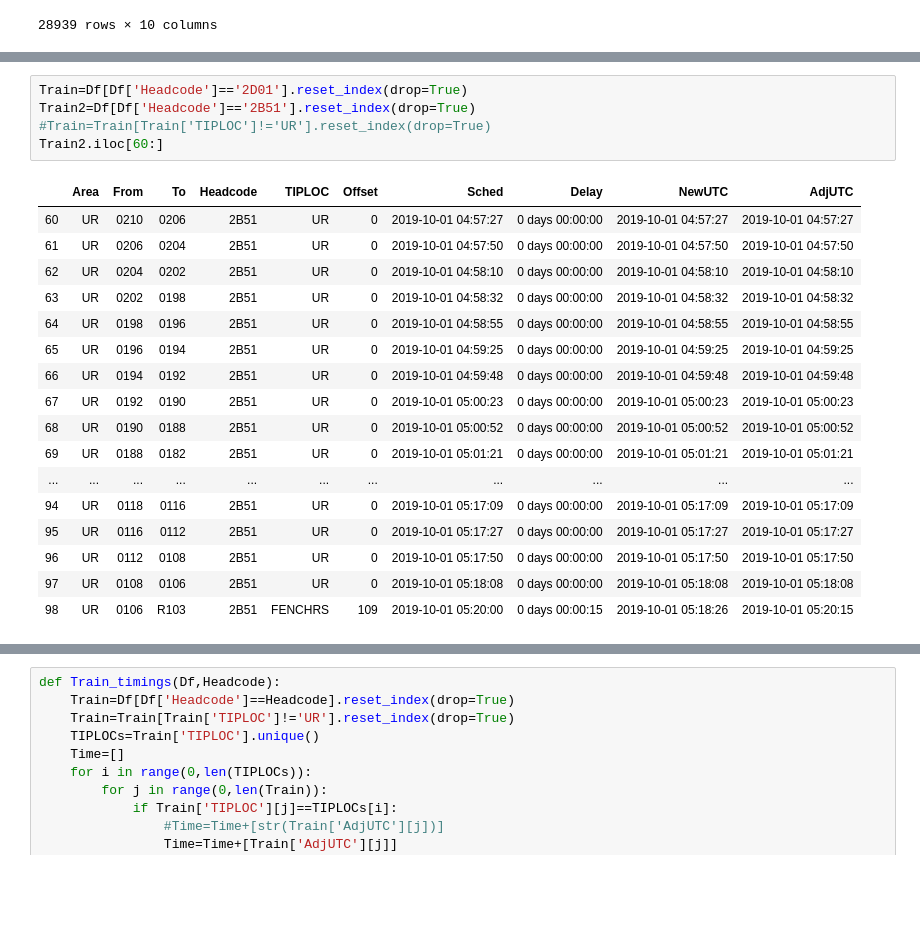
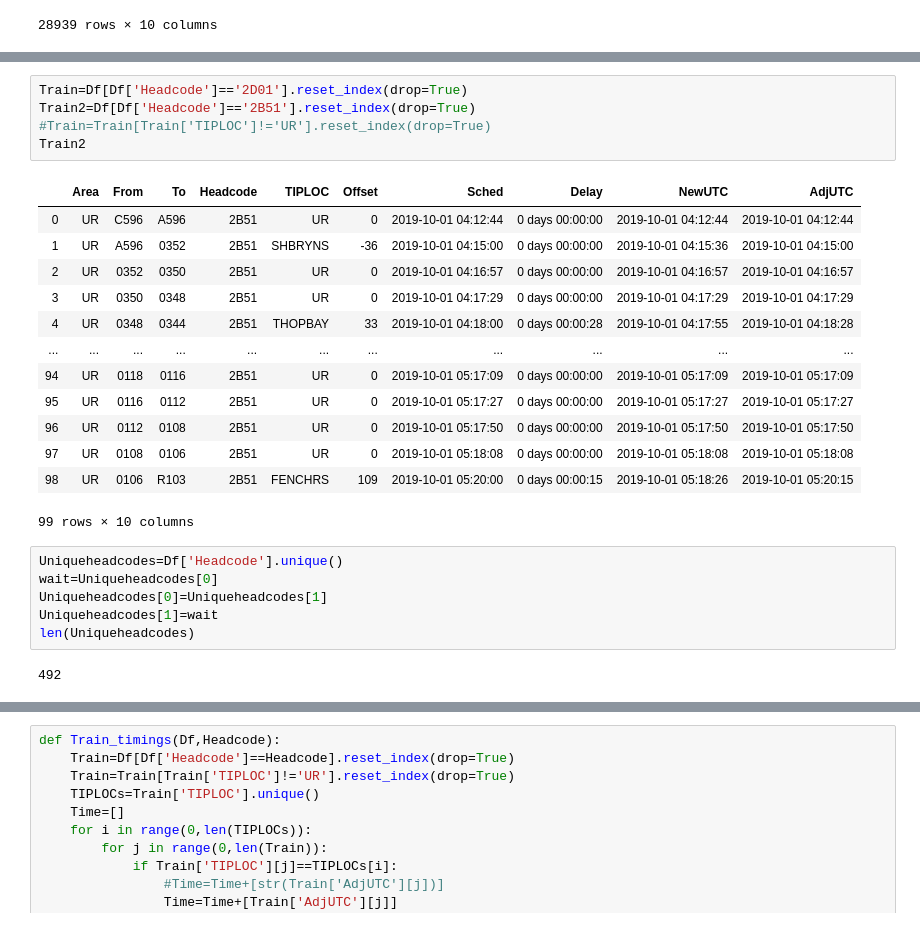
Before and after one commit to AndrewHilditch/Data-Cleaning, a Jupyter notebook: Documentation of knock-on delay.ipynb, the cells around one changed output, grey strips where cells are left out. Cells and saved outputs as stored; diff of their text form; blank space fills up the shorter version.

```diff
--- a/Documentation of knock-on delay.ipynb
+++ b/Documentation of knock-on delay.ipynb
@@ -70,23 +50,27 @@ Df.iloc[280:320]
 # %%
 Train=Df[Df['Headcode']=='2D01'].reset_index(drop=True)
 Train2=Df[Df['Headcode']=='2B51'].reset_index(drop=True)
 #Train=Train[Train['TIPLOC']!='UR'].reset_index(drop=True)
-Train2.iloc[60:]
+Train2
 # %% [output]
 |  | Area | From | To | Headcode | TIPLOC | Offset | Sched | Delay | NewUTC | AdjUTC |
-| 60 | UR | 0210 | 0206 | 2B51 | UR | 0 | 2019-10-01 04:57:27 | 0 days 00:00:00 | 2019-10-01 04:57:27 | 2019-10-01 04:57:27 |
-| 61 | UR | 0206 | 0204 | 2B51 | UR | 0 | 2019-10-01 04:57:50 | 0 days 00:00:00 | 2019-10-01 04:57:50 | 2019-10-01 04:57:50 |
-| 62 | UR | 0204 | 0202 | 2B51 | UR | 0 | 2019-10-01 04:58:10 | 0 days 00:00:00 | 2019-10-01 04:58:10 | 2019-10-01 04:58:10 |
-| 63 | UR | 0202 | 0198 | 2B51 | UR | 0 | 2019-10-01 04:58:32 | 0 days 00:00:00 | 2019-10-01 04:58:32 | 2019-10-01 04:58:32 |
-| 64 | UR | 0198 | 0196 | 2B51 | UR | 0 | 2019-10-01 04:58:55 | 0 days 00:00:00 | 2019-10-01 04:58:55 | 2019-10-01 04:58:55 |
-| 65 | UR | 0196 | 0194 | 2B51 | UR | 0 | 2019-10-01 04:59:25 | 0 days 00:00:00 | 2019-10-01 04:59:25 | 2019-10-01 04:59:25 |
-| 66 | UR | 0194 | 0192 | 2B51 | UR | 0 | 2019-10-01 04:59:48 | 0 days 00:00:00 | 2019-10-01 04:59:48 | 2019-10-01 04:59:48 |
-| 67 | UR | 0192 | 0190 | 2B51 | UR | 0 | 2019-10-01 05:00:23 | 0 days 00:00:00 | 2019-10-01 05:00:23 | 2019-10-01 05:00:23 |
-| 68 | UR | 0190 | 0188 | 2B51 | UR | 0 | 2019-10-01 05:00:52 | 0 days 00:00:00 | 2019-10-01 05:00:52 | 2019-10-01 05:00:52 |
-| 69 | UR | 0188 | 0182 | 2B51 | UR | 0 | 2019-10-01 05:01:21 | 0 days 00:00:00 | 2019-10-01 05:01:21 | 2019-10-01 05:01:21 |
+| 0 | UR | C596 | A596 | 2B51 | UR | 0 | 2019-10-01 04:12:44 | 0 days 00:00:00 | 2019-10-01 04:12:44 | 2019-10-01 04:12:44 |
+| 1 | UR | A596 | 0352 | 2B51 | SHBRYNS | -36 | 2019-10-01 04:15:00 | 0 days 00:00:00 | 2019-10-01 04:15:36 | 2019-10-01 04:15:00 |
+| 2 | UR | 0352 | 0350 | 2B51 | UR | 0 | 2019-10-01 04:16:57 | 0 days 00:00:00 | 2019-10-01 04:16:57 | 2019-10-01 04:16:57 |
+| 3 | UR | 0350 | 0348 | 2B51 | UR | 0 | 2019-10-01 04:17:29 | 0 days 00:00:00 | 2019-10-01 04:17:29 | 2019-10-01 04:17:29 |
+| 4 | UR | 0348 | 0344 | 2B51 | THOPBAY | 33 | 2019-10-01 04:18:00 | 0 days 00:00:28 | 2019-10-01 04:17:55 | 2019-10-01 04:18:28 |
 | ... | ... | ... | ... | ... | ... | ... | ... | ... | ... | ... |
 | 94 | UR | 0118 | 0116 | 2B51 | UR | 0 | 2019-10-01 05:17:09 | 0 days 00:00:00 | 2019-10-01 05:17:09 | 2019-10-01 05:17:09 |
 | 95 | UR | 0116 | 0112 | 2B51 | UR | 0 | 2019-10-01 05:17:27 | 0 days 00:00:00 | 2019-10-01 05:17:27 | 2019-10-01 05:17:27 |
 | 96 | UR | 0112 | 0108 | 2B51 | UR | 0 | 2019-10-01 05:17:50 | 0 days 00:00:00 | 2019-10-01 05:17:50 | 2019-10-01 05:17:50 |
 | 97 | UR | 0108 | 0106 | 2B51 | UR | 0 | 2019-10-01 05:18:08 | 0 days 00:00:00 | 2019-10-01 05:18:08 | 2019-10-01 05:18:08 |
 | 98 | UR | 0106 | R103 | 2B51 | FENCHRS | 109 | 2019-10-01 05:20:00 | 0 days 00:00:15 | 2019-10-01 05:18:26 | 2019-10-01 05:20:15 |
+99 rows × 10 columns
+# %%
+Uniqueheadcodes=Df['Headcode'].unique()
+wait=Uniqueheadcodes[0]
+Uniqueheadcodes[0]=Uniqueheadcodes[1]
+Uniqueheadcodes[1]=wait
+len(Uniqueheadcodes)
+# %% [output]
+492
```
Also changed, not shown: parts of 12 cells of this notebook.
